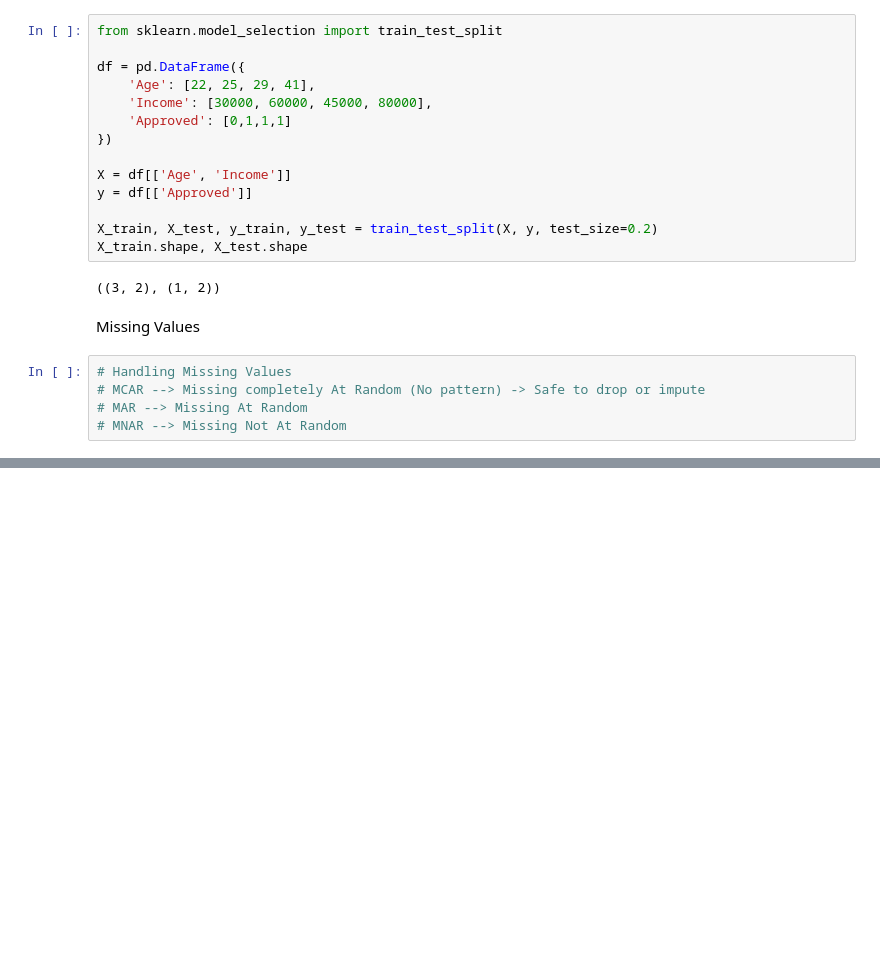
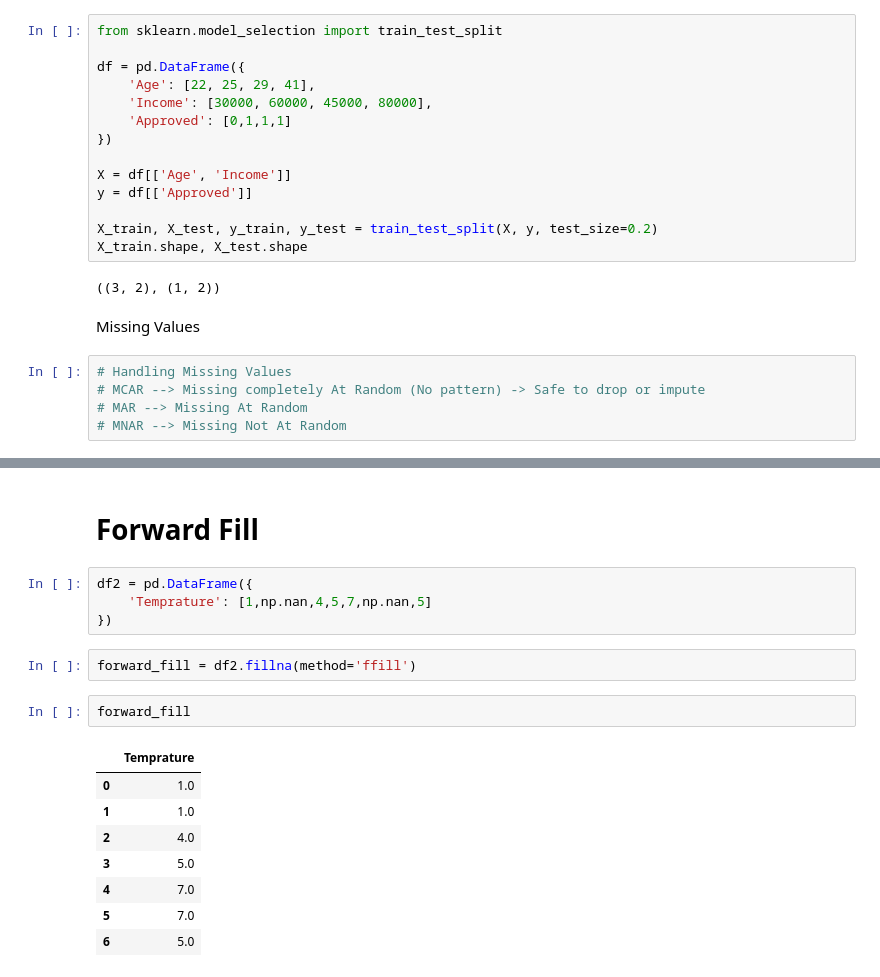
Before and after one commit to nayankhanal/ml-class, a Jupyter notebook: feature_engineering_day1.ipynb, the cells around one changed output, grey strips where cells are left out. Cells and saved outputs as stored; diff of their text form; blank space fills up the shorter version.

```diff
--- a/feature_engineering_day1.ipynb
+++ b/feature_engineering_day1.ipynb
@@ -272,0 +320,19 @@ Missing Values
+# %% [markdown]
+# Forward Fill
+# %%
+df2 = pd.DataFrame({
+    'Temprature': [1,np.nan,4,5,7,np.nan,5]
+})
+# %%
+forward_fill = df2.fillna(method='ffill')
+# %%
+forward_fill
+# %% [output]
+|  | Temprature |
+| 0 | 1.0 |
+| 1 | 1.0 |
+| 2 | 4.0 |
+| 3 | 5.0 |
+| 4 | 7.0 |
+| 5 | 7.0 |
+| 6 | 5.0 |
```
Also changed, not shown: parts of 38 cells of this notebook.
